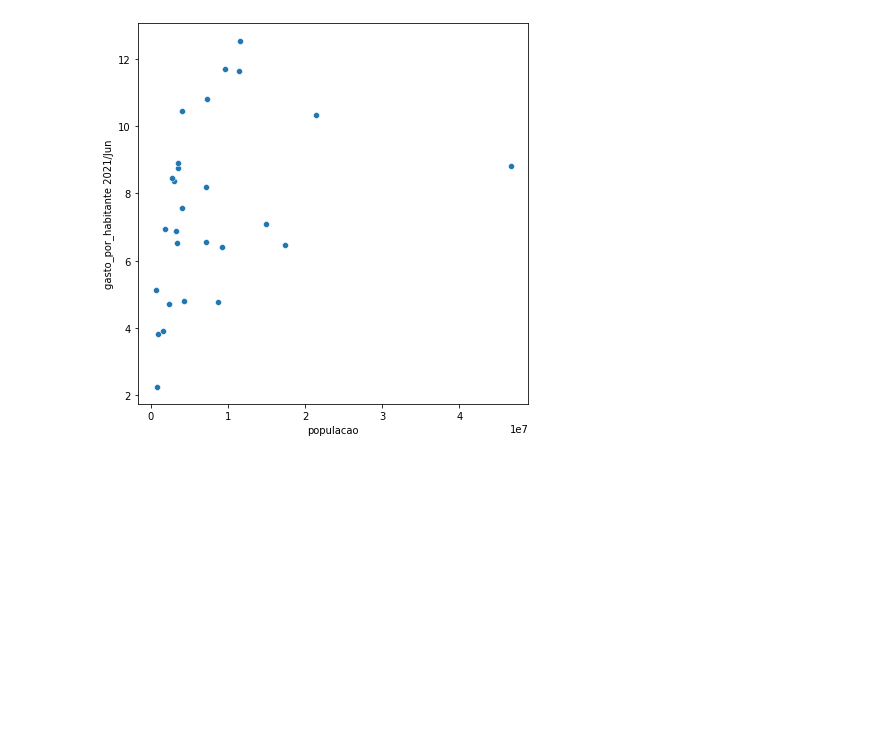
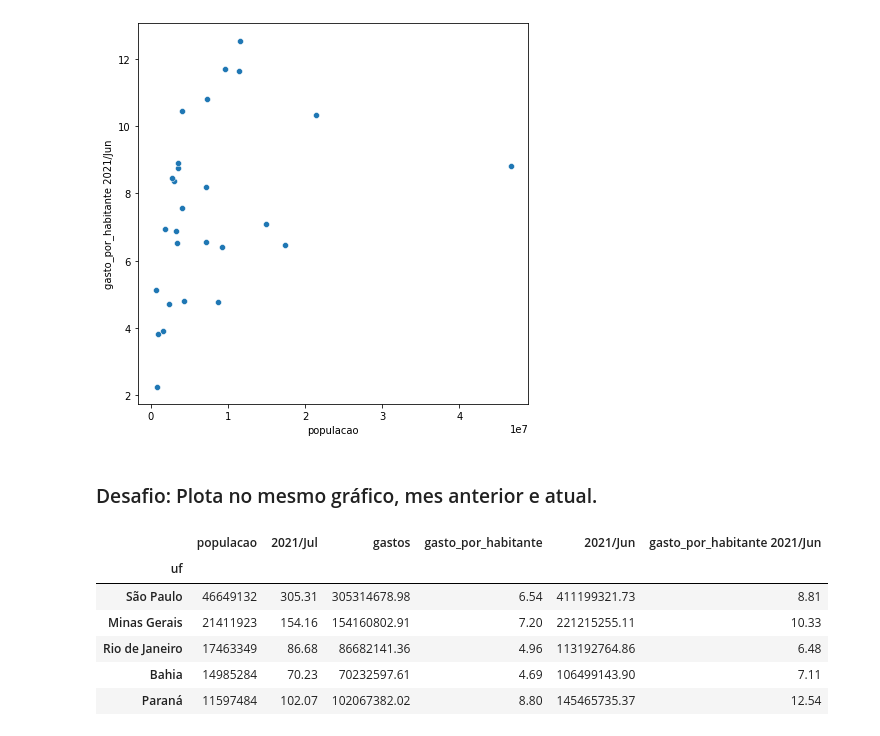
Before and after one commit to VitorFRodrigues/Data-Science-Bootcamp, a Jupyter notebook: Modulo02/Bootcamp_Datascience.ipynb, the cells around one changed output. Saved outputs shown, nothing was run; the diff lists cells and outputs as text; code cells hidden in the pictures; blank space fills up the shorter version.

```diff
--- a/Modulo02/Bootcamp_Datascience.ipynb
+++ b/Modulo02/Bootcamp_Datascience.ipynb
@@ -1102,3 +1102,15 @@ sns.scatterplot(data=gastos_e_pop_recente, x="populacao", y="gasto_por_habitante
 # %% [output]
 <matplotlib.axes._subplots.AxesSubplot at 0x...>
 [figure]
+# %% [markdown]
+### Desafio: Plota no mesmo gráfico, mes anterior e atual.
+# %%
+gastos_e_pop_recente.head()
+# %% [output]
+|  | populacao | 2021/Jul | gastos | gasto_por_habitante | 2021/Jun | gasto_por_habitante 2021/Jun |
+| uf |  |  |  |  |  |  |
+| São Paulo | 46649132 | 305.31 | 305314678.98 | 6.54 | 411199321.73 | 8.81 |
+| Minas Gerais | 21411923 | 154.16 | 154160802.91 | 7.20 | 221215255.11 | 10.33 |
+| Rio de Janeiro | 17463349 | 86.68 | 86682141.36 | 4.96 | 113192764.86 | 6.48 |
+| Bahia | 14985284 | 70.23 | 70232597.61 | 4.69 | 106499143.90 | 7.11 |
+| Paraná | 11597484 | 102.07 | 102067382.02 | 8.80 | 145465735.37 | 12.54 |
```
Also changed, not shown: parts of 2 cells of this notebook.
